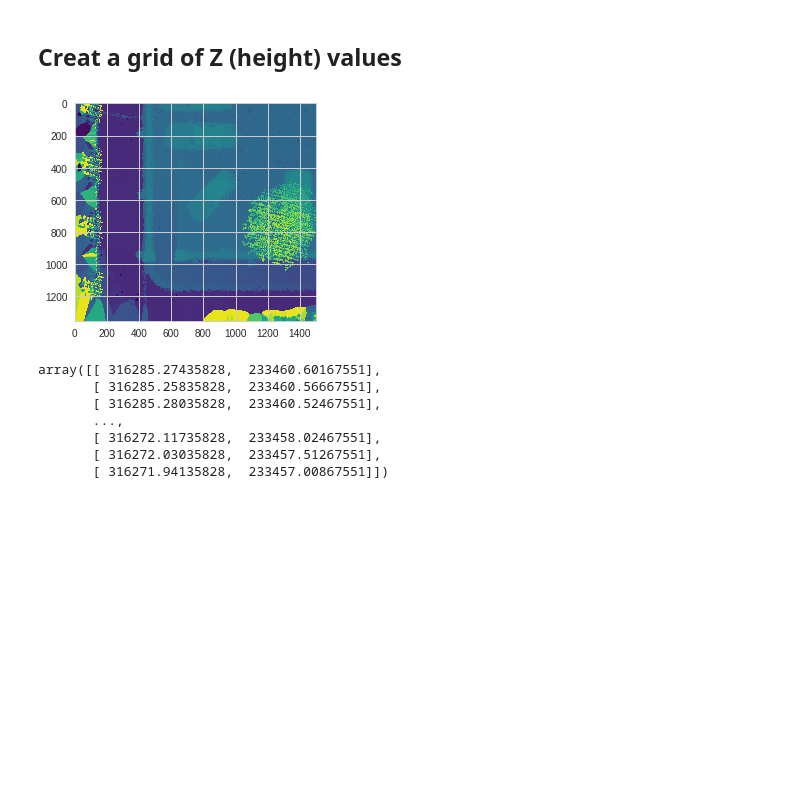
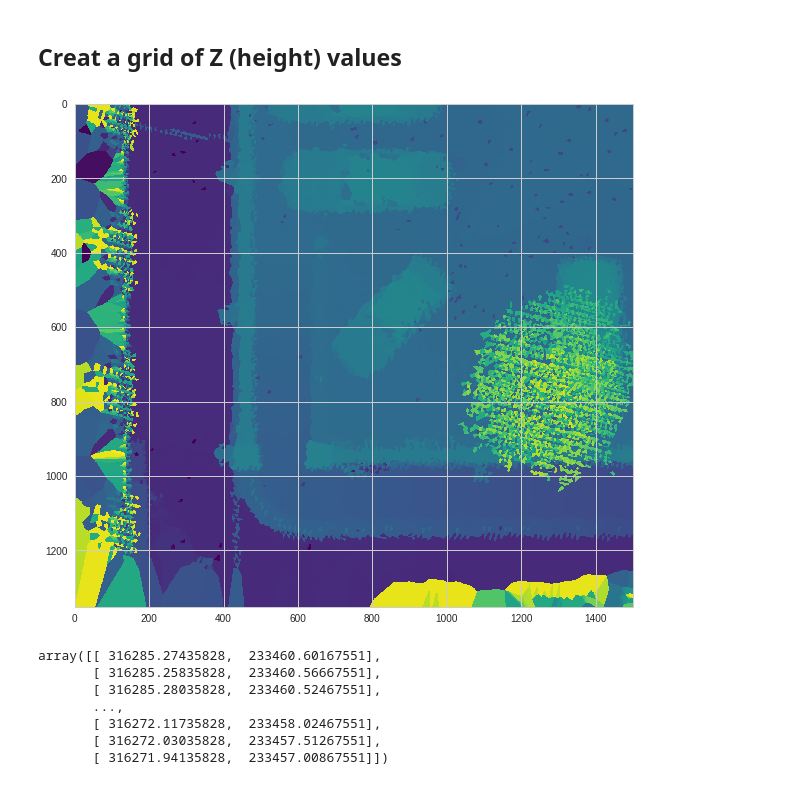
Before and after one commit to sebscho/dublin_lidar, a Jupyter notebook: Guinness.ipynb, the cells around one changed output. Cells and saved outputs as stored; diff of their text form; code cells hidden in the pictures; blank space fills up the shorter version.

```diff
--- a/Guinness.ipynb
+++ b/Guinness.ipynb
@@ -69,10 +73,11 @@ array([[ 233445.67033112,  233445.68033112,  233445.69033112, ...,
 # %%
 grid_z15 = griddata(points15, data15.z, (grid_x, grid_y), method = 'nearest')
 # %%
+plt.figure(figsize=(10,10))
 plt.imshow(grid_z15, cmap='viridis')
 plt.show()
 # %% [output]
-[figure, old version]
+[figure, new version]
 # %%
 data07 = File('2007 316000_233500 - 15m_v2.las', mode='r')
 data07.read
```
Also changed, not shown: parts of 13 cells of this notebook.
